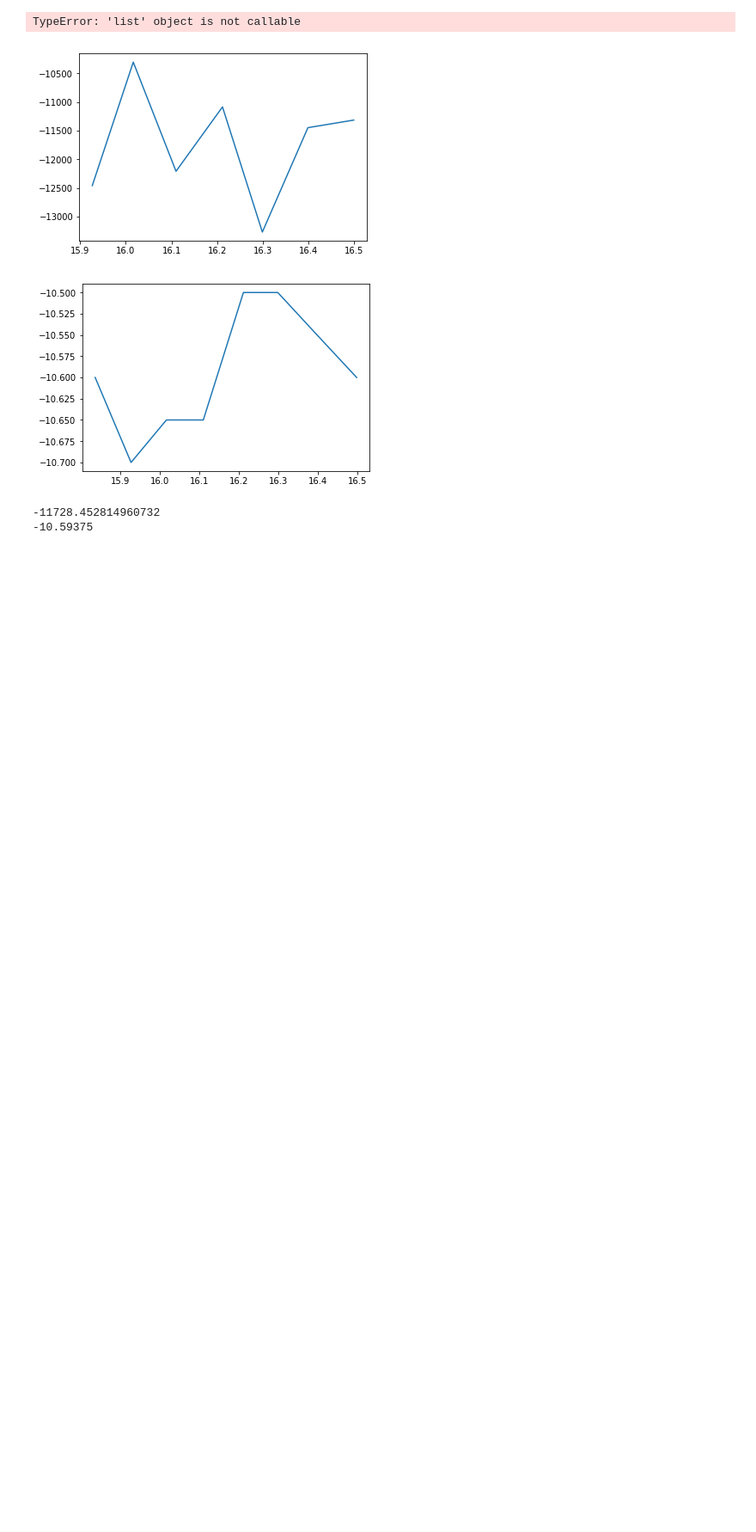
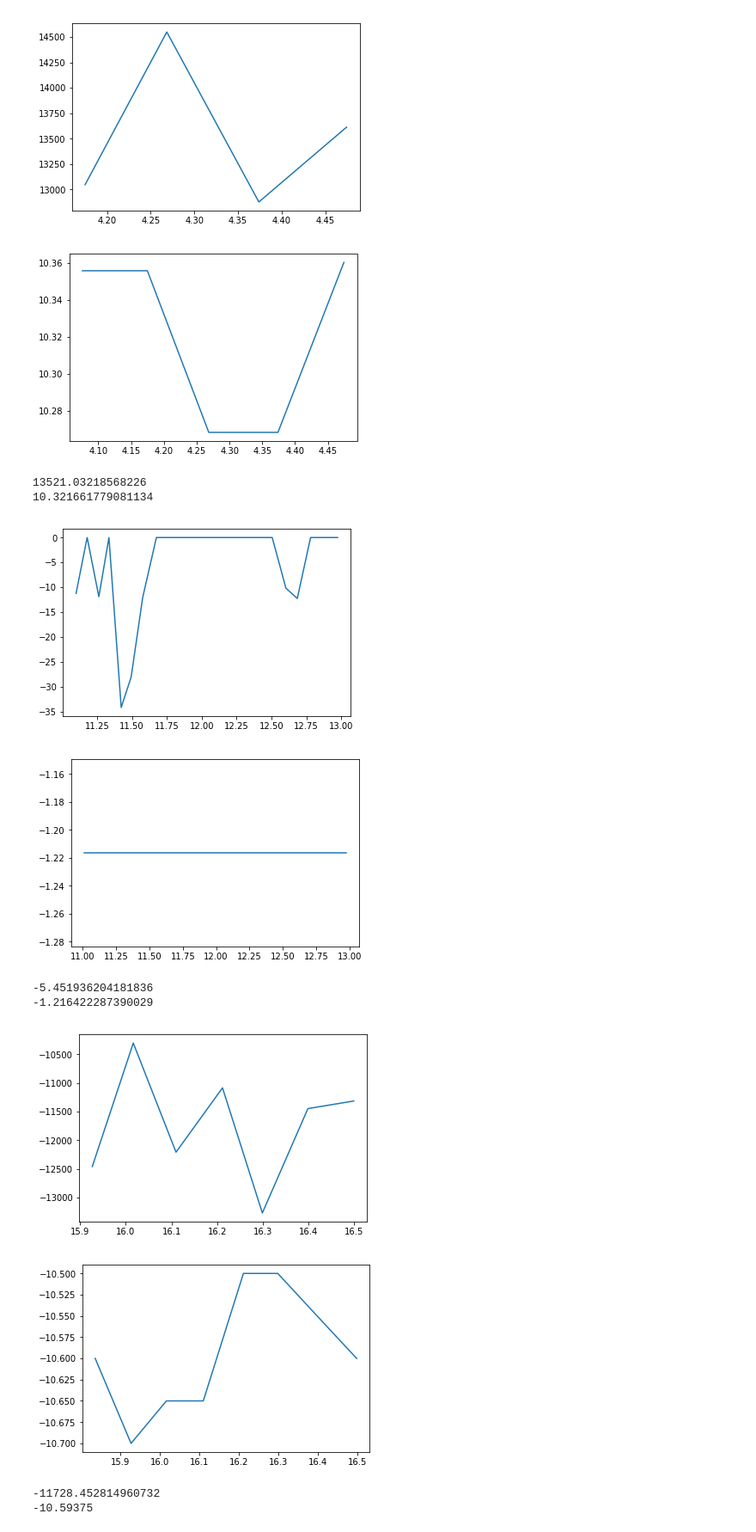
Before and after one commit to frc3223/robot2018, a Jupyter notebook: data/datapull1/elevator-characterization.ipynb, the cells around one changed output. Shown: that part at 86% size. Saved outputs shown, nothing was run; the diff lists cells and outputs as text; code cells hidden in the pictures; blank space fills up the shorter version.

```diff
--- a/data/datapull1/elevator-characterization.ipynb
+++ b/data/datapull1/elevator-characterization.ipynb
@@ -43,7 +43,15 @@ e=148
 # %%
 process('elevator2.csv', 17, 22)
+process('elevator2.csv', 91, 114)
 # %% [output]
+[figure, added]
+[figure, added]
-TypeError: 'list' object is not callable
+13521.03218568226
+10.321661779081134
+[figure, added]
+[figure, added]
+-5.451936204181836
+-1.216422287390029
 # %%
 process('elevator3.csv', 140, 148)
 # %% [output]
```
Also changed, not shown: parts of 10 cells of this notebook, 1 other file.
